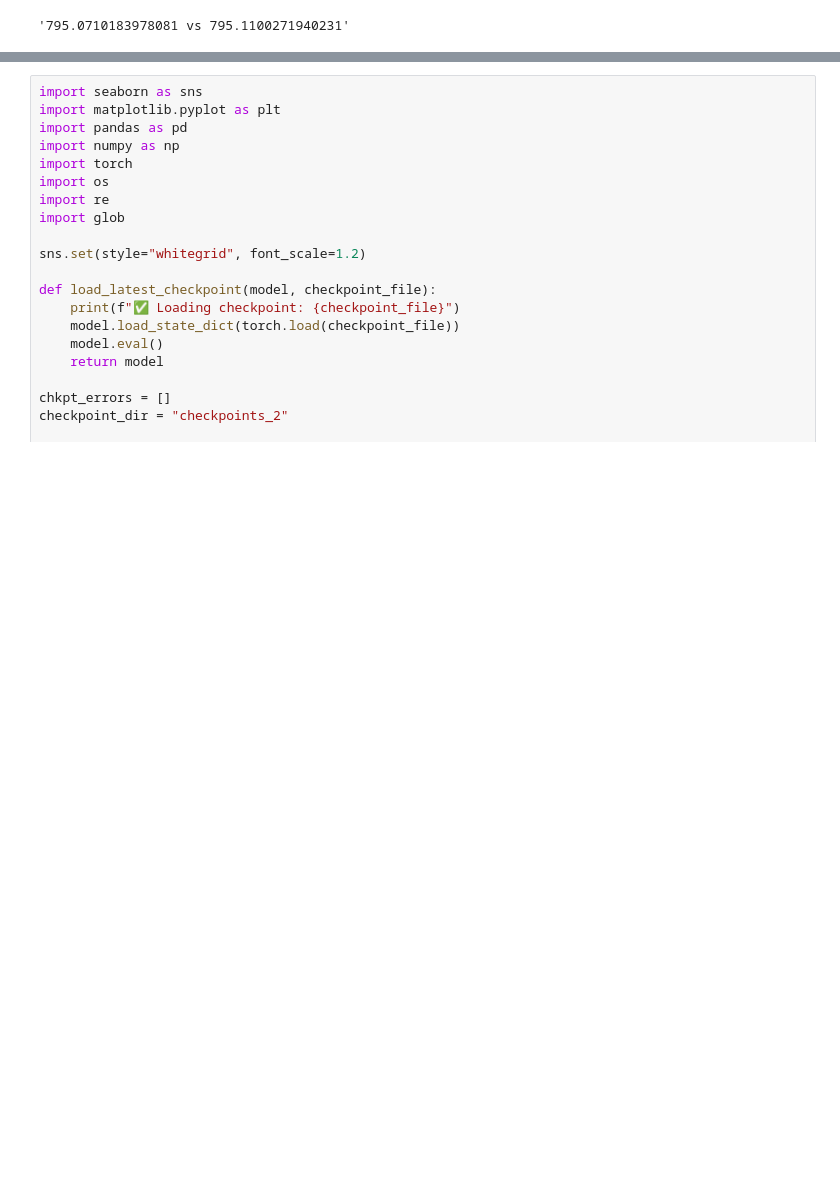
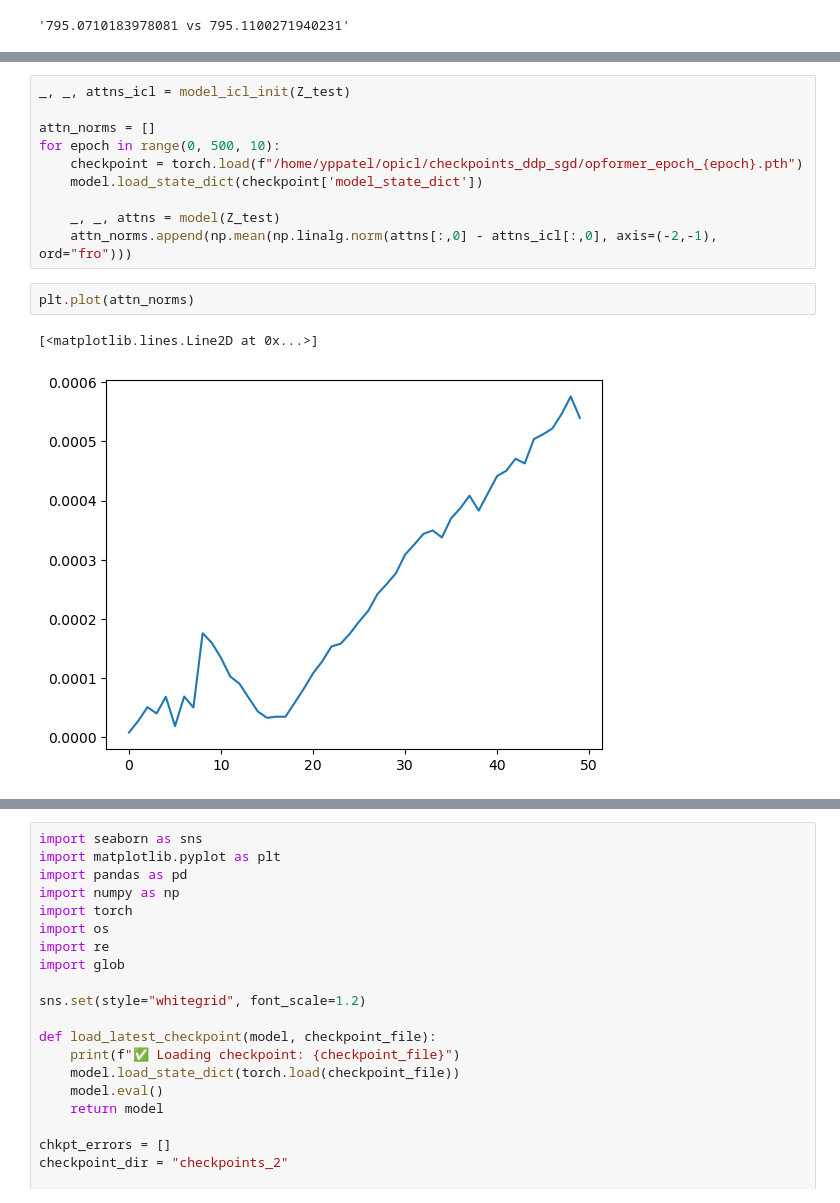
Before and after one commit to yashpatel5400/opicl, a Jupyter notebook: analysis.ipynb, the cells around one changed output, grey strips where cells are left out. Drawn from its saved outputs; the diff is of its cells as text; blank space fills up the shorter version.

```diff
--- a/analysis.ipynb
+++ b/analysis.ipynb
@@ -220,0 +228,15 @@ icl_errors = np.linalg.norm(final_preds_icl + Of_test, axis=(1,2), ord="fro")
+# %%
+_, _, attns_icl = model_icl_init(Z_test)
+
+attn_norms = []
+for epoch in range(0, 500, 10):
+    checkpoint = torch.load(f"/home/yppatel/opicl/checkpoints_ddp_sgd/opformer_epoch_{epoch}.pth")
+    model.load_state_dict(checkpoint['model_state_dict'])
+
+    _, _, attns = model(Z_test)
+    attn_norms.append(np.mean(np.linalg.norm(attns[:,0] - attns_icl[:,0], axis=(-2,-1), ord="fro")))
+# %%
+plt.plot(attn_norms)
+# %% [output]
+[<matplotlib.lines.Line2D at 0x...>]
+[figure, added]
```
Also changed, not shown: parts of 19 cells of this notebook, 4 other files.
